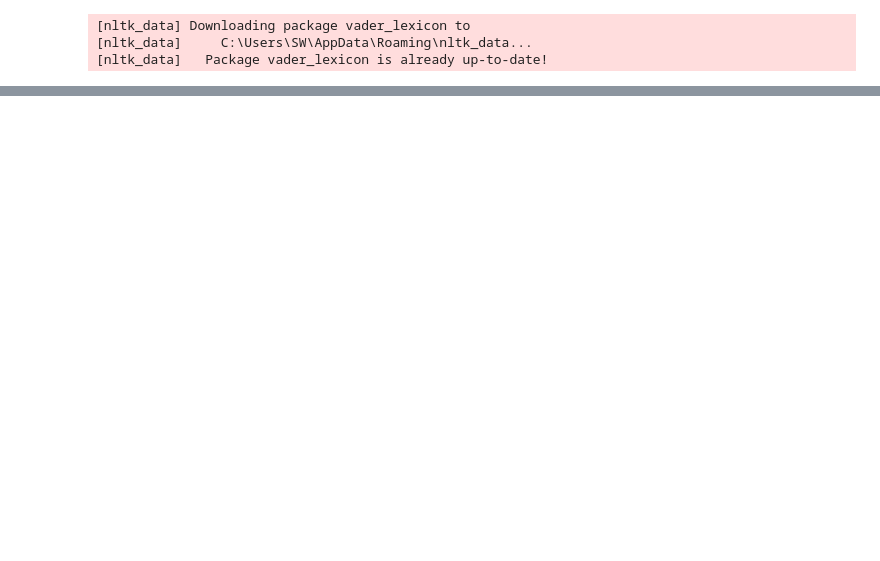
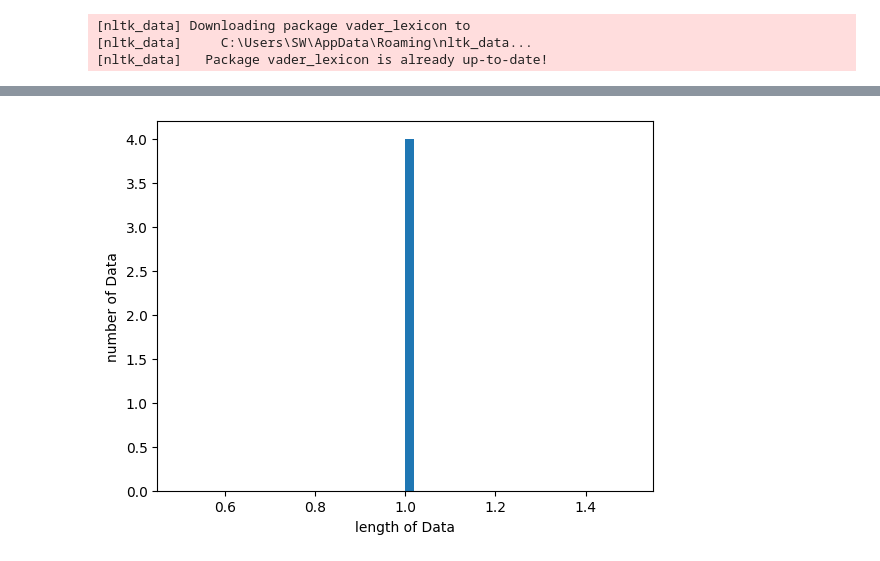
Before and after one commit to oshosh9595/ProjectBitCoin, a Jupyter notebook: notebook/ BitcoinSentiment Analysis.ipynb, the cells around one changed output, grey strips where cells are left out. Saved outputs shown, nothing was run; the diff lists cells and outputs as text; code cells hidden in the pictures; blank space fills up the shorter version.

```diff
--- a/notebook/ BitcoinSentiment Analysis.ipynb
+++ b/notebook/ BitcoinSentiment Analysis.ipynb
@@ -1796,0 +2031,79 @@ for news_title in news_titles:
+# %%
+# 불용어
+stopwords=['의','가','이','은','들','는','좀','잘','걍','과','도','를','으로','자','에','와','한','하다', 'br', '/><', '/>', '.<']
+
+from konlpy.tag import Okt
+from konlpy.utils import pprint
+
+okt = Okt()
+
+all_nouns = []
+all_nouns2 = []
+for row in train_data:
+    temp_X = okt.morphs(row[3], stem=True) # 토큰화
+    temp_X = [word for word in temp_X if not word in stopwords] # 불용어 제거
+    all_nouns.append(temp_X)
+
+for row in test_data:
+    temp_X = okt.morphs(row[3], stem=True) # 토큰화
+    temp_X = [word for word in temp_X if not word in stopwords] # 불용어 제거
+    all_nouns2.append(temp_X)
+# %%
+# 데이터 토큰화
+from keras.preprocessing.text import Tokenizer
+import json
+
+max_words = 10000
+tokenizer = Tokenizer(num_words = max_words)
+tokenizer.fit_on_texts(all_nouns)
+
+from datetime import datetime
+now = datetime.now()
+current_time = now.strftime("%H-%M-%S")
+outputfilename = 'all_nouns' + current_time + '.json'
+
+with open(outputfilename, 'w') as outfile:
+    json.dump(all_nouns, outfile)
+
+X_train = tokenizer.texts_to_sequences(all_nouns)
+X_test = tokenizer.texts_to_sequences(all_nouns2)
+
+print("본문의 최대 길이 : ", max(len(l) for l in X_train))
+print("본문의 평균 길이 : ", sum(map(len, X_train))/ len(X_train))
+
+# 결과를 차트로 출력
+import matplotlib.pyplot as plt
+plt.hist([len(s) for s in X_train], bins=50)
+plt.xlabel('length of Data')
+plt.ylabel('number of Data')
+plt.show()
+
+# 학습 데이터, 테스트 데이터 분리
+import numpy as np
+y_train = []
+y_test = []
+
+type_of_result = 18
+y_result = []
+for i in range(type_of_result):
+    temp = []
+    for j in range(type_of_result):
+        if j == i:
+            temp.append(1)
+        else:
+            temp.append(0)
+    y_result.append(temp.copy())
+
+for i in range(len(train_data)):
+    for type in range(type_of_result):
+        if train_data[i][4] == type:
+            y_train.append(y_result[type].copy())
+
+for i in range(len(test_data)):
+    for type in range(type_of_result):
+        if test_data[i][4] == type:
+            y_test.append(y_result[type].copy())
+
+y_train = np.array(y_train)
+y_test = np.array(y_test)
+# %% [output]
@@ -1796,0 +2112 @@ for news_title in news_titles:
+[figure, added]
```
Also changed, not shown: parts of 19 cells of this notebook, 7 other files.
